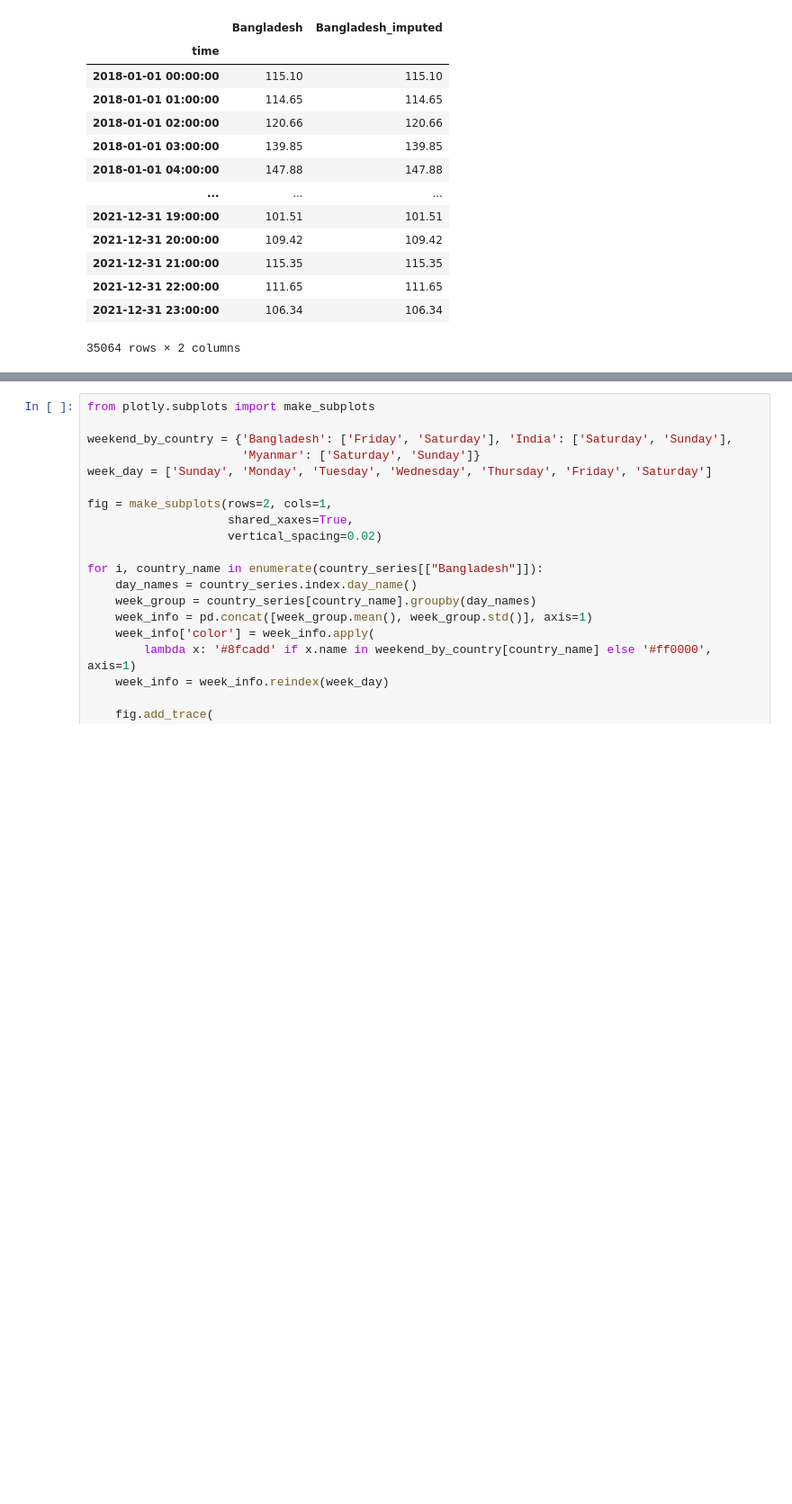
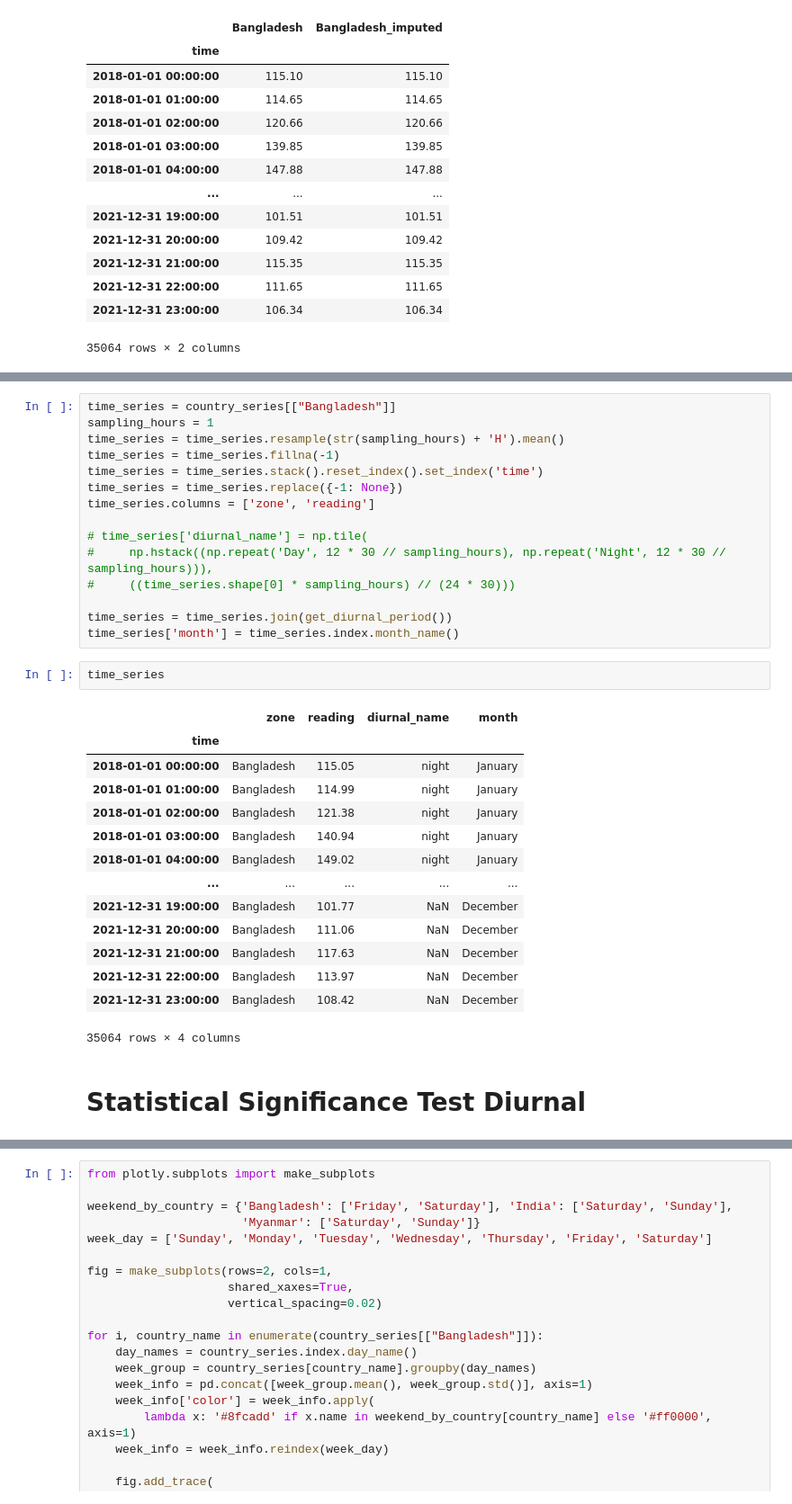
Before and after one commit to asifzmn/Air_Quality_Analysis, a Jupyter notebook: exploration/EDA_time_series.ipynb, the cells around one changed output, grey strips where cells are left out. Shown: that part at 90% size. Drawn from its saved outputs; the diff is of its cells as text; blank space fills up the shorter version.

```diff
--- a/exploration/EDA_time_series.ipynb
+++ b/exploration/EDA_time_series.ipynb
@@ -137,0 +193,34 @@ stacked_bar(region_series)
+# %%
+time_series = country_series[["Bangladesh"]]
+sampling_hours = 1
+time_series = time_series.resample(str(sampling_hours) + 'H').mean()
+time_series = time_series.fillna(-1)
+time_series = time_series.stack().reset_index().set_index('time')
+time_series = time_series.replace({-1: None})
+time_series.columns = ['zone', 'reading']
+
+# time_series['diurnal_name'] = np.tile(
+#     np.hstack((np.repeat('Day', 12 * 30 // sampling_hours), np.repeat('Night', 12 * 30 // sampling_hours))),
+#     ((time_series.shape[0] * sampling_hours) // (24 * 30)))
+
+time_series = time_series.join(get_diurnal_period())
+time_series['month'] = time_series.index.month_name()
+# %%
+time_series
+# %% [output]
+|  | zone | reading | diurnal_name | month |
+| time |  |  |  |  |
+| 2018-01-01 00:00:00 | Bangladesh | 115.05 | night | January |
+| 2018-01-01 01:00:00 | Bangladesh | 114.99 | night | January |
+| 2018-01-01 02:00:00 | Bangladesh | 121.38 | night | January |
+| 2018-01-01 03:00:00 | Bangladesh | 140.94 | night | January |
+| 2018-01-01 04:00:00 | Bangladesh | 149.02 | night | January |
+| ... | ... | ... | ... | ... |
+| 2021-12-31 19:00:00 | Bangladesh | 101.77 | NaN | December |
+| 2021-12-31 20:00:00 | Bangladesh | 111.06 | NaN | December |
+| 2021-12-31 21:00:00 | Bangladesh | 117.63 | NaN | December |
+| 2021-12-31 22:00:00 | Bangladesh | 113.97 | NaN | December |
+| 2021-12-31 23:00:00 | Bangladesh | 108.42 | NaN | December |
+35064 rows × 4 columns
+# %% [markdown]
+# Statistical Significance Test Diurnal
```
Also changed, not shown: parts of 31 cells of this notebook, 8 other files.
